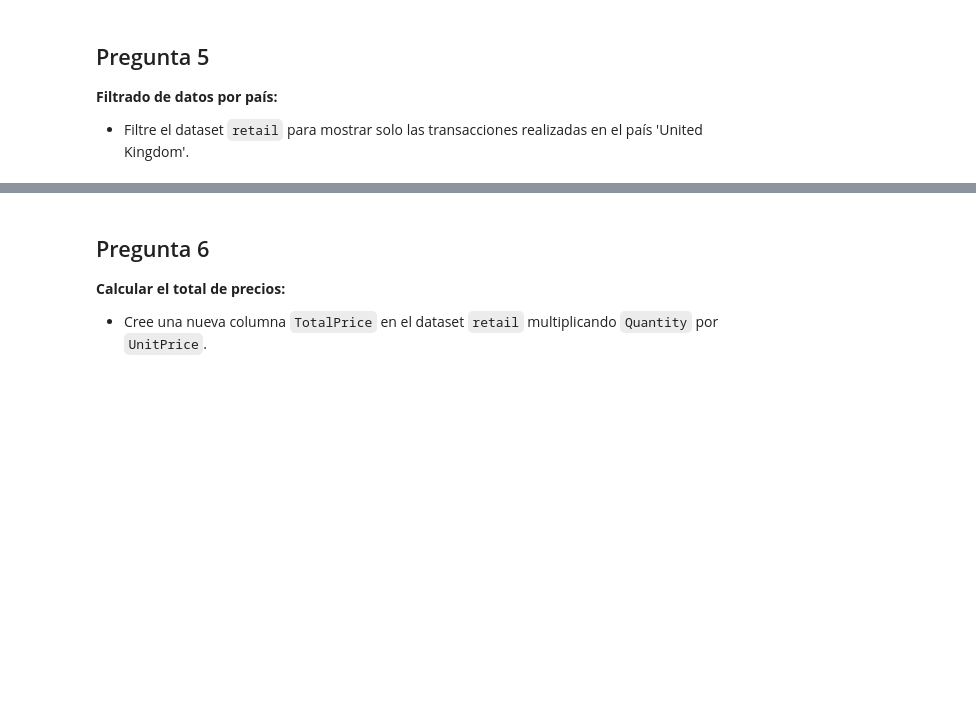
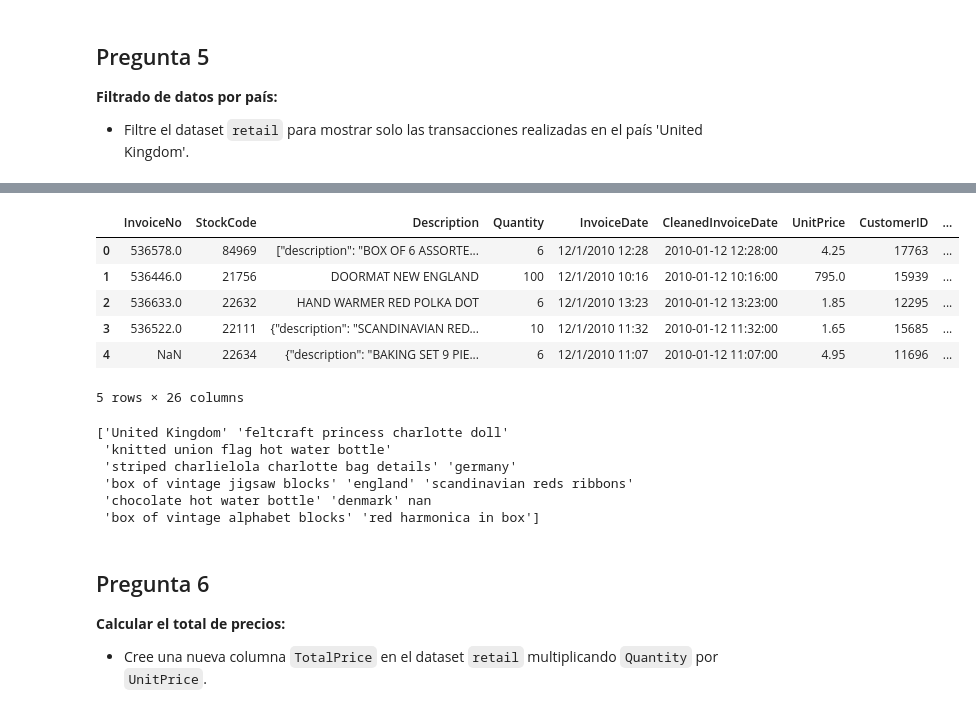
Before and after one commit to jdomdev/data-science-pandas, a Jupyter notebook: notebook/pract43-pd-final/pract43-pd-notebook.ipynb, the cells around one changed output, grey strips where cells are left out. Drawn from its saved outputs; the diff is of its cells as text; code cells hidden in the pictures; blank space fills up the shorter version.

```diff
--- a/notebook/pract43-pd-final/pract43-pd-notebook.ipynb
+++ b/notebook/pract43-pd-final/pract43-pd-notebook.ipynb
@@ -345,0 +387,15 @@ exchange_rates_df.shape
+# %%
+""" import re
+import numpy as np
+
+# Paso 1: Definir la expresión regular para las variantes de 'United Kingdom'
+regex_uk = r'\b(?:united\s*kingdom|u\.?k\.?)\b'
+
+# Paso 2: Crear la nueva columna 'CleanedCountry', manejando NaN y aplicando la expresión regular
+retail2_df['CleanedCountry'] = retail2_df['Country'].apply(
+    lambda x: 'United Kingdom' if isinstance(x, str) and re.search(regex_uk, x, re.IGNORECASE) else x
+)
+
+# Paso 3: Verificar la nueva columna
+# Mostrar las primeras filas para comparar las columnas
+#print(retail2_df[['Country', 'CleanedCountry']].head()) """
@@ -346,3 +428,32 @@ exchange_rates_df.shape
+# %%
+# Reordenación de columnas
+old_order_list2 = list(retail2_df.columns)
+new_order_list2 = ['InvoiceNo', 'StockCode', 'Description', 'Quantity', 'InvoiceDate',
+                    'CleanedInvoiceDate', 'UnitPrice', 'CustomerID', 'Country', 'CleanedCountry',
+                    'CustomerName', 'Email', 'Address', 'PhoneNumber', 'Category', 'Supplier',
+                    'StockLevel', 'Discount', 'SaleChannel', 'ReturnStatus', 'ProductWeight',
+                    'ProductDimensions', 'ShippingCost', 'SalesRegion', 'PromotionCode',
+                    'PaymentMethod']
+retail2_df = retail2_df[new_order_list2]
+retail2_df.head()
+# %% [output]
+|  | InvoiceNo | StockCode | Description | Quantity | InvoiceDate | CleanedInvoiceDate | UnitPrice | CustomerID | ... |
+| 0 | 536578.0 | 84969 | ["description": "BOX OF 6 ASSORTE... | 6 | 12/1/2010 12:28 | 2010-01-12 12:28:00 | 4.25 | 17763 | ... |
+| 1 | 536446.0 | 21756 | DOORMAT NEW ENGLAND | 100 | 12/1/2010 10:16 | 2010-01-12 10:16:00 | 795.0 | 15939 | ... |
+| 2 | 536633.0 | 22632 | HAND WARMER RED POLKA DOT | 6 | 12/1/2010 13:23 | 2010-01-12 13:23:00 | 1.85 | 12295 | ... |
+| 3 | 536522.0 | 22111 | {"description": "SCANDINAVIAN RED... | 10 | 12/1/2010 11:32 | 2010-01-12 11:32:00 | 1.65 | 15685 | ... |
+| 4 | NaN | 22634 | {"description": "BAKING SET 9 PIE... | 6 | 12/1/2010 11:07 | 2010-01-12 11:07:00 | 4.95 | 11696 | ... |
+5 rows × 26 columns
+# %%
+# Comprobación de los valores únicos en la columna 'CleanedCountry'
+print(retail2_df['CleanedCountry'].unique())
+# %% [output]
+['United Kingdom' 'feltcraft princess charlotte doll'
+ 'knitted union flag hot water bottle'
+ 'striped charlielola charlotte bag details' 'germany'
+ 'box of vintage jigsaw blocks' 'england' 'scandinavian reds ribbons'
+ 'chocolate hot water bottle' 'denmark' nan
+ 'box of vintage alphabet blocks' 'red harmonica in box']
 # %% [markdown]
 ## Pregunta 6
 **Calcular el total de precios:**
```
Also changed, not shown: parts of 36 cells of this notebook.
